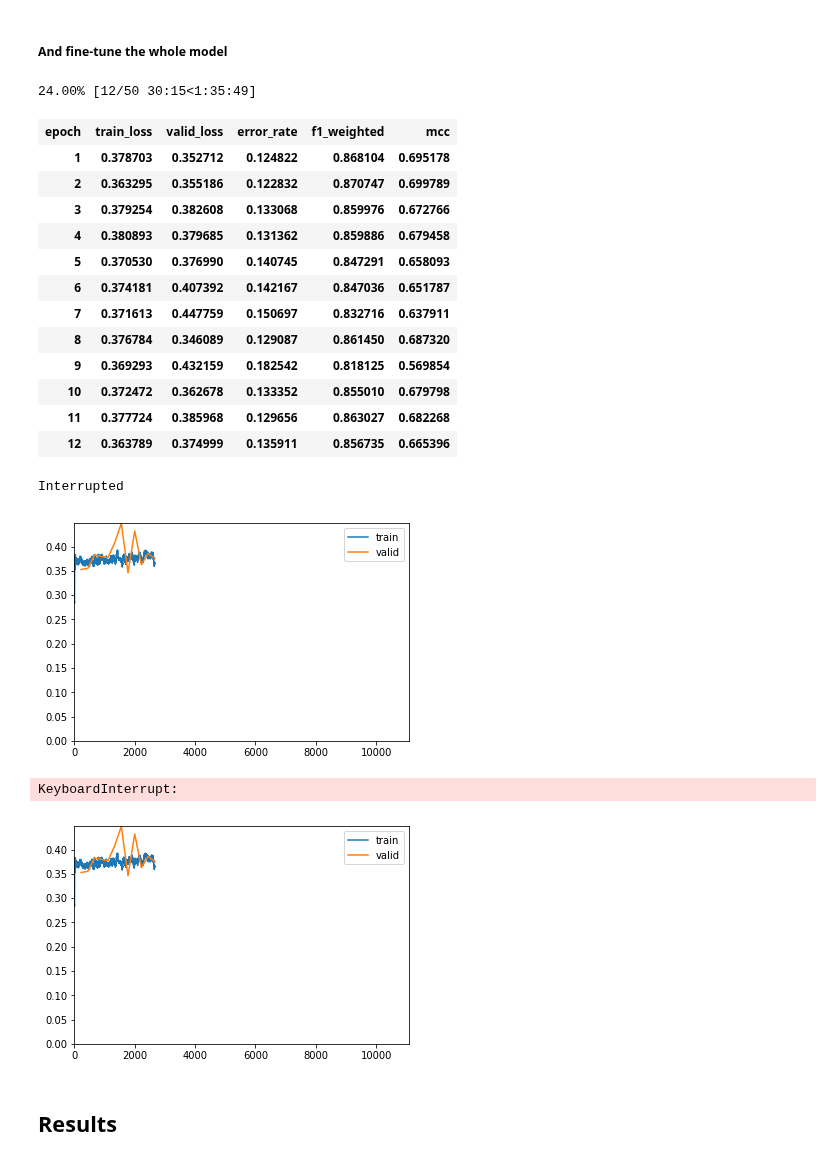
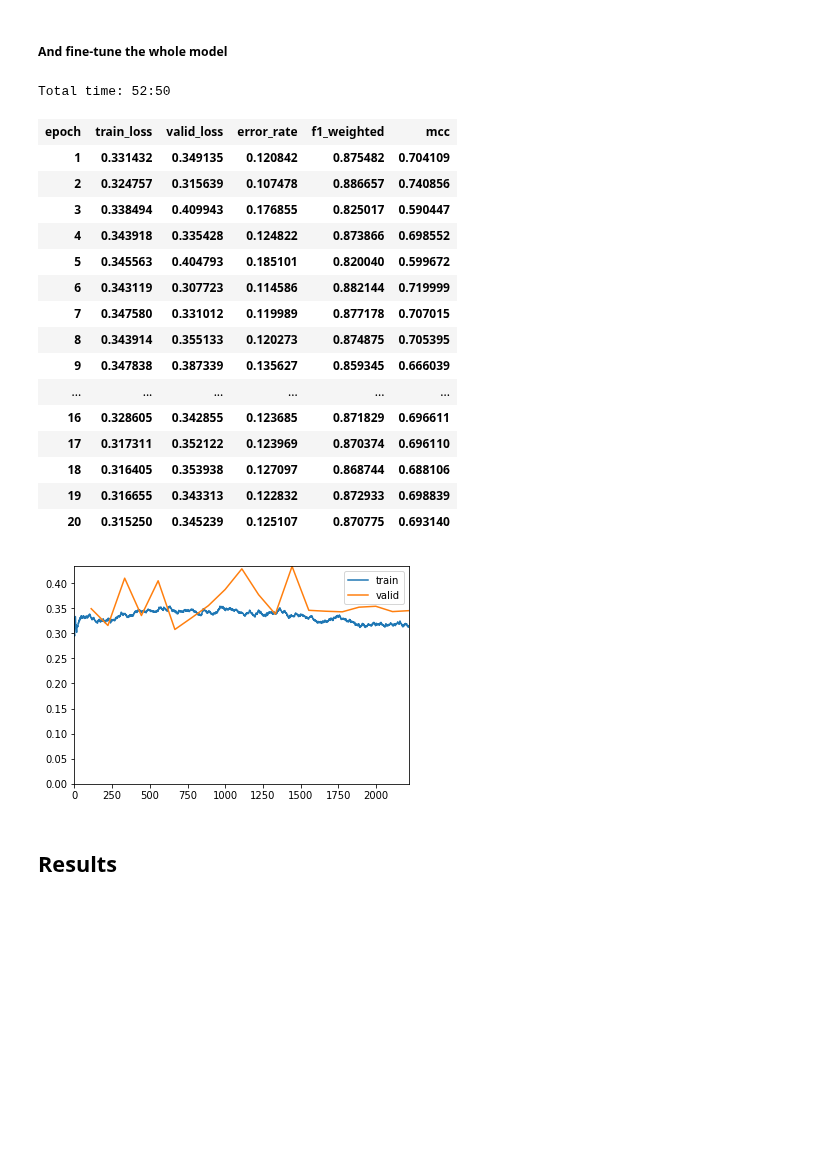
Before and after one commit to ChristianMarzahl/ISBI2019_WhiteBloodCancer, a Jupyter notebook: baseline.ipynb, the cells around one changed output. Saved outputs shown, nothing was run; the diff lists cells and outputs as text; code cells hidden in the pictures; blank space fills up the shorter version.

```diff
--- a/baseline.ipynb
+++ b/baseline.ipynb
@@ -199,5 +246,5 @@ data.show_batch(rows=4, figsize=(12,9))
 # %%
 experiment_name = 'rn34'
 # %%
-size = 384
-bs = 96
+size = 128
+bs = 128
@@ -206,8 +255,8 @@ learn = create_cnn(get_data(bs, size), models.resnet34,
                    metrics=[error_rate, F1Weighted(), MCC()],
                    #loss_func=FocalLoss(num_classes=1, alpha=0.5, gamma=1)
                    #ps=0.75,
-                   wd=0.01,
+                   #wd=0.01,
                    callback_fns=[ShowGraph, partial(SaveModelCallback, monitor="mcc", mode='max', name='stage1-{}-{}'.format(experiment_name, size))],
-                  ).mixup().to_fp16()
+                  ).to_fp16().mixup()
 # %%
 learn.callback_fns
@@ -335,6 +424,6 @@ Total time: 03:30
 # %%
-size = 256
-bs = 64
+size = 384
+bs = 128
 learn.freeze()
 # %%
 learn.data = get_data(bs, size)
@@ -398,7 +487,7 @@ Total time: 08:42
 ### Start training  450
 # %%
 size = 450
-bs = 32
+bs = 64
 learn.freeze()
 # %%
 gc.collect();
@@ -445,26 +534,26 @@ learn.callback_fns[2] = partial(SaveModelCallback,
                               mode='max',
                               name='stage2-{}-{}'.format(experiment_name, size))
 # %%
-learn.fit_one_cycle(20, slice(1e-5,lr/5))
+learn.fit_one_cycle(10, slice(1e-5,lr/5))
 # %% [output]
-24.00% [12/50 30:15<1:35:49]
+Total time: 52:50
 | epoch | train_loss | valid_loss | error_rate | f1_weighted | mcc |
-| 1 | 0.378703 | 0.352712 | 0.124822 | 0.868104 | 0.695178 |
-| 2 | 0.363295 | 0.355186 | 0.122832 | 0.870747 | 0.699789 |
-| 3 | 0.379254 | 0.382608 | 0.133068 | 0.859976 | 0.672766 |
-| 4 | 0.380893 | 0.379685 | 0.131362 | 0.859886 | 0.679458 |
-| 5 | 0.370530 | 0.376990 | 0.140745 | 0.847291 | 0.658093 |
-| 6 | 0.374181 | 0.407392 | 0.142167 | 0.847036 | 0.651787 |
-| 7 | 0.371613 | 0.447759 | 0.150697 | 0.832716 | 0.637911 |
-| 8 | 0.376784 | 0.346089 | 0.129087 | 0.861450 | 0.687320 |
-| 9 | 0.369293 | 0.432159 | 0.182542 | 0.818125 | 0.569854 |
-| 10 | 0.372472 | 0.362678 | 0.133352 | 0.855010 | 0.679798 |
-| 11 | 0.377724 | 0.385968 | 0.129656 | 0.863027 | 0.682268 |
-| 12 | 0.363789 | 0.374999 | 0.135911 | 0.856735 | 0.665396 |
+| 1 | 0.331432 | 0.349135 | 0.120842 | 0.875482 | 0.704109 |
+| 2 | 0.324757 | 0.315639 | 0.107478 | 0.886657 | 0.740856 |
+| 3 | 0.338494 | 0.409943 | 0.176855 | 0.825017 | 0.590447 |
+| 4 | 0.343918 | 0.335428 | 0.124822 | 0.873866 | 0.698552 |
+| 5 | 0.345563 | 0.404793 | 0.185101 | 0.820040 | 0.599672 |
+| 6 | 0.343119 | 0.307723 | 0.114586 | 0.882144 | 0.719999 |
+| 7 | 0.347580 | 0.331012 | 0.119989 | 0.877178 | 0.707015 |
+| 8 | 0.343914 | 0.355133 | 0.120273 | 0.874875 | 0.705395 |
+| 9 | 0.347838 | 0.387339 | 0.135627 | 0.859345 | 0.666039 |
+| ... | ... | ... | ... | ... | ... |
+| 16 | 0.328605 | 0.342855 | 0.123685 | 0.871829 | 0.696611 |
+| 17 | 0.317311 | 0.352122 | 0.123969 | 0.870374 | 0.696110 |
+| 18 | 0.316405 | 0.353938 | 0.127097 | 0.868744 | 0.688106 |
+| 19 | 0.316655 | 0.343313 | 0.122832 | 0.872933 | 0.698839 |
+| 20 | 0.315250 | 0.345239 | 0.125107 | 0.870775 | 0.693140 |
-Interrupted
-[figure, old version]
+[figure, new version]
-KeyboardInterrupt:
-[figure, removed]
 # %% [markdown]
 ## Results
 # %%
```
Also changed, not shown: parts of 20 cells of this notebook, 1 other file.
